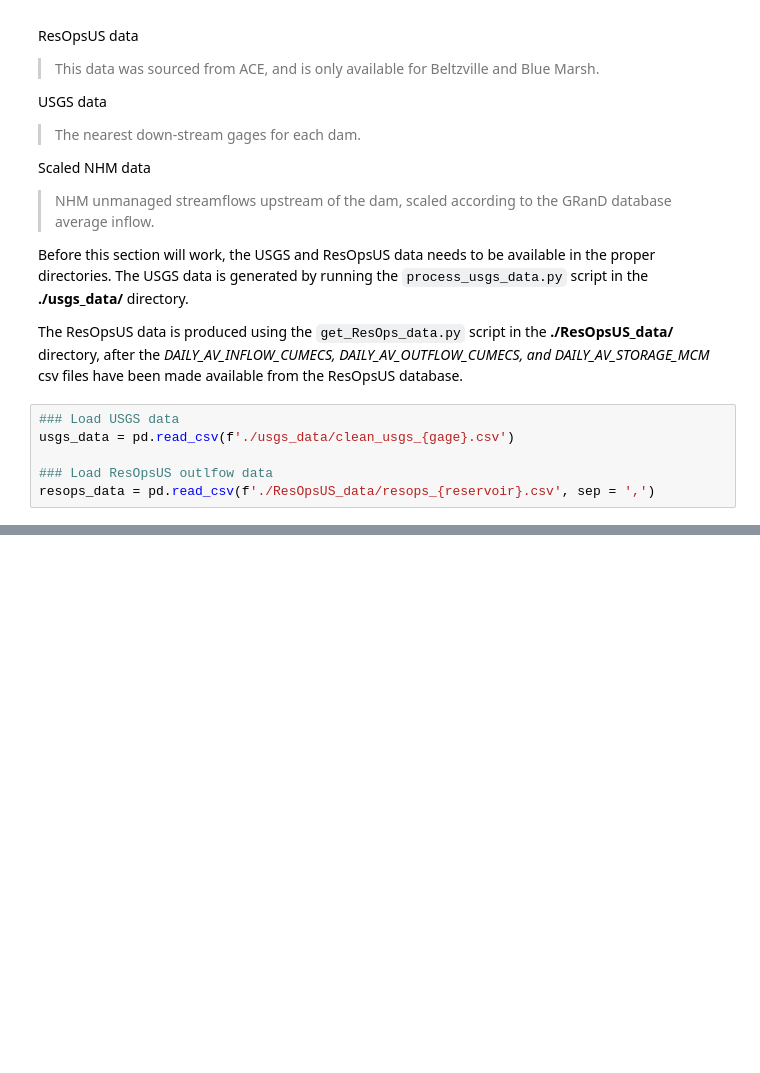
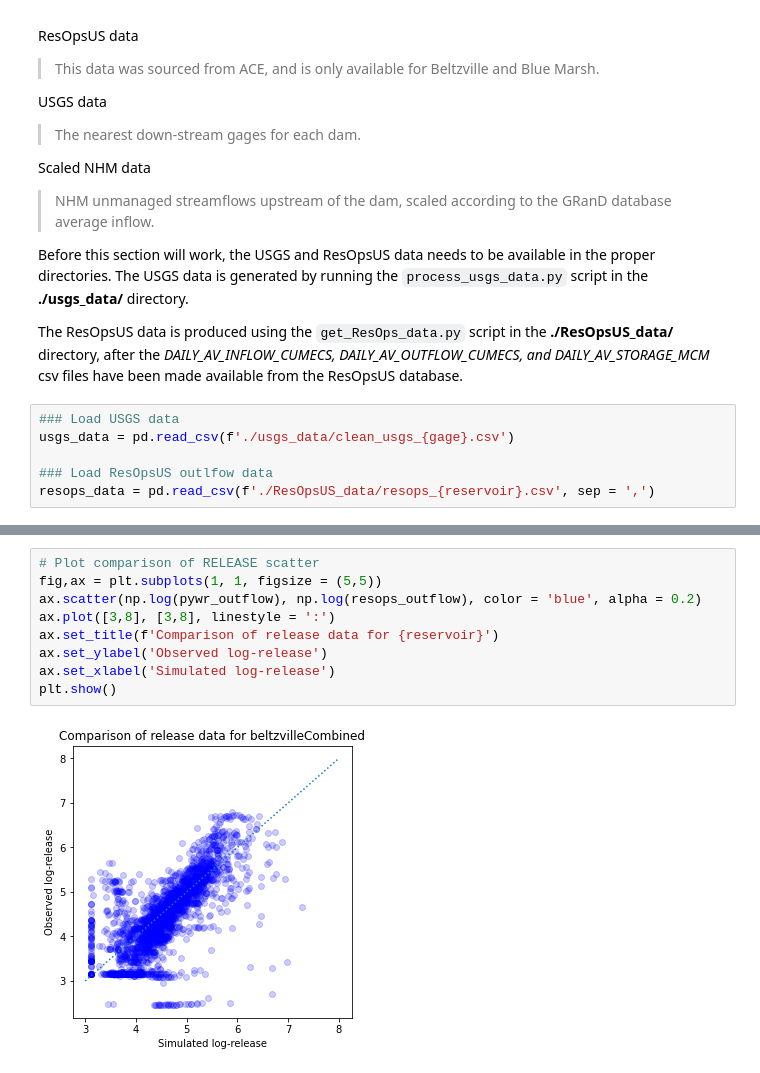
Before and after one commit to Pywr-DRB/Pywr-DRB, a Jupyter notebook: starfit_experiments/validate_pywr_starfit.ipynb, the cells around one changed output, grey strips where cells are left out. Drawn from its saved outputs; the diff is of its cells as text; blank space fills up the shorter version.

```diff
--- a/starfit_experiments/validate_pywr_starfit.ipynb
+++ b/starfit_experiments/validate_pywr_starfit.ipynb
@@ -206,0 +201,11 @@ array([0.94973356, 0.83377078, 0.78827647, 0.94862006, 0.91052255,
+# %%
+# Plot comparison of RELEASE scatter
+fig,ax = plt.subplots(1, 1, figsize = (5,5))
+ax.scatter(np.log(pywr_outflow), np.log(resops_outflow), color = 'blue', alpha = 0.2)
+ax.plot([3,8], [3,8], linestyle = ':')
+ax.set_title(f'Comparison of release data for {reservoir}')
+ax.set_ylabel('Observed log-release')
+ax.set_xlabel('Simulated log-release')
+plt.show()
+# %% [output]
+[figure, added]
```
Also changed, not shown: parts of 17 cells of this notebook, 2 other files.
